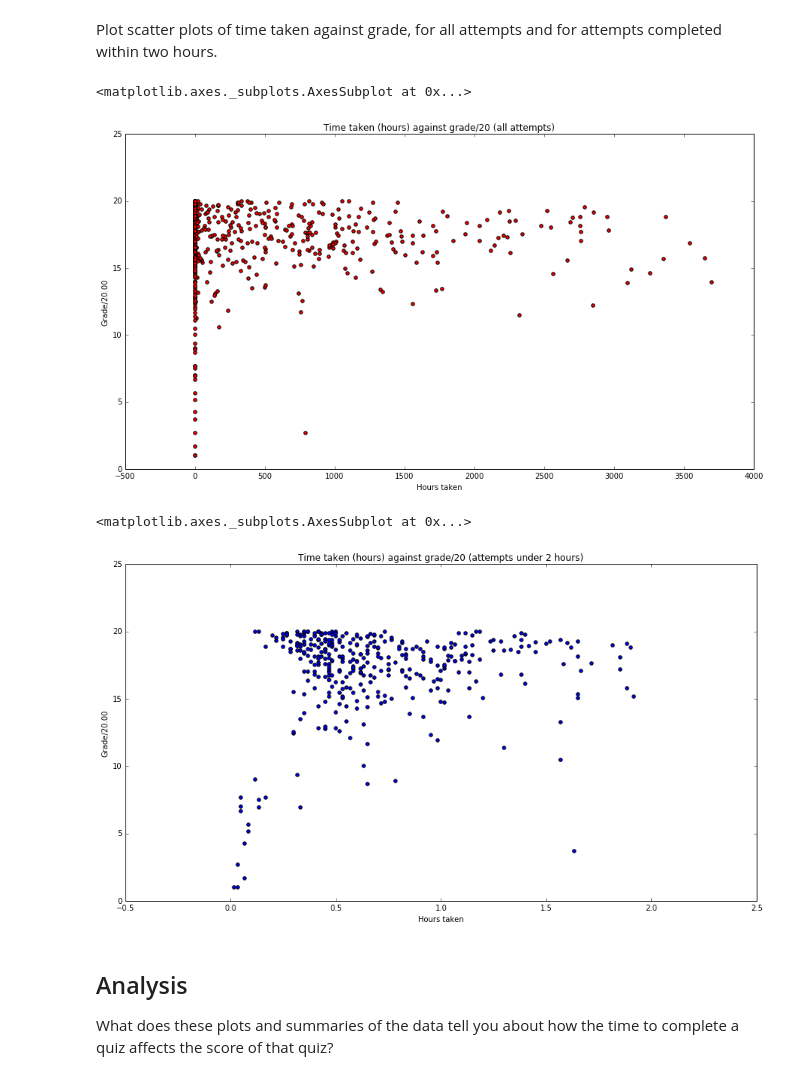
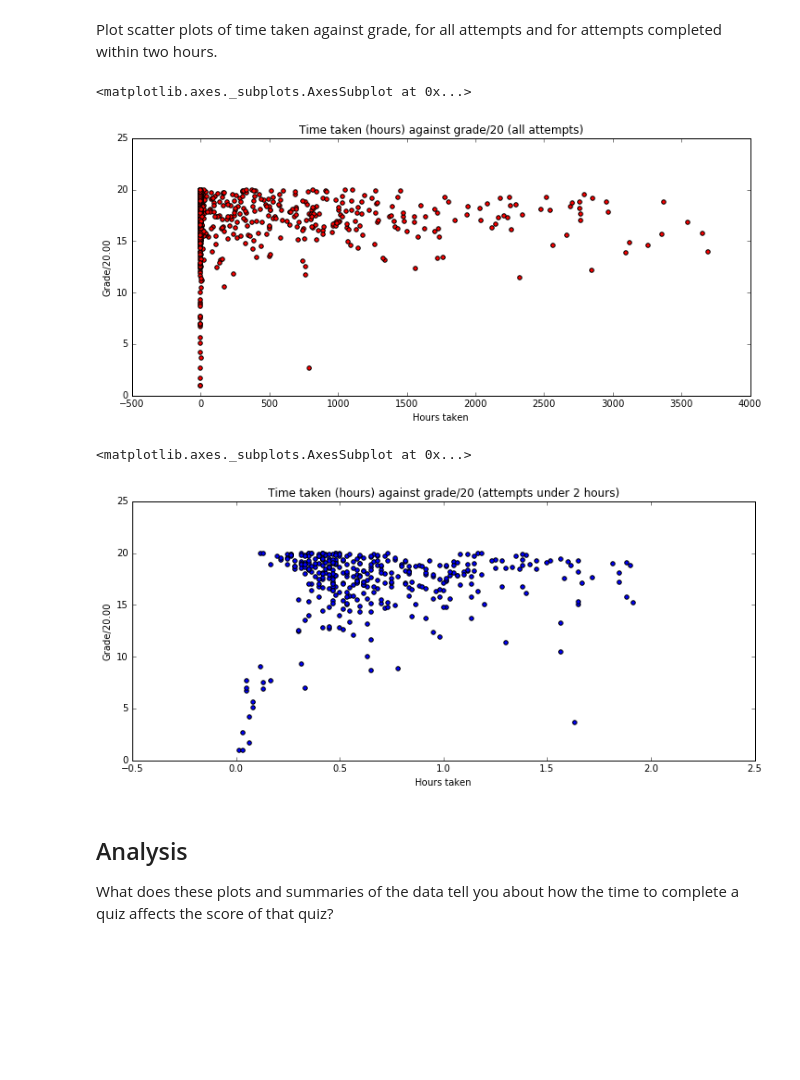
Before and after one commit to prathameshyeotekar1/notebooks, a Jupyter notebook: 2016J_TMA01/2016J_TMA01_q3.ipynb, the cells around one changed output. Drawn from its saved outputs; the diff is of its cells as text; code cells hidden in the pictures; blank space fills up the shorter version.

```diff
--- a/2016J_TMA01/2016J_TMA01_q3.ipynb
+++ b/2016J_TMA01/2016J_TMA01_q3.ipynb
@@ -505,21 +504,21 @@ Plot scatter plots of time taken against grade, for all attempts and for attempt
 # %%
 # scatter plot of time taken against grade for all attempts
 icma_df.plot.scatter(x='Hours taken', y='Grade/20.00',
                      color='red',
                      title="Time taken (hours) against grade/20 (all attempts)",
-                     figsize=(15,8))
+                     figsize=(12,5))
 # %% [output]
 <matplotlib.axes._subplots.AxesSubplot at 0x...>
-[figure, old version]
+[figure, new version]
 # %%
 # scatter plot of time taken against grade for attempts less than 2 hours
 quizzes_under_2_hours.plot.scatter(x='Hours taken', y='Grade/20.00',
                      color='blue',
                      title="Time taken (hours) against grade/20 (attempts under 2 hours)",
-                     figsize=(15,8))
+                     figsize=(12,5))
 # %% [output]
 <matplotlib.axes._subplots.AxesSubplot at 0x...>
-[figure, old version]
+[figure, new version]
 # %% [markdown]
 ## Analysis
 What does these plots and summaries of the data tell you about how the time to complete a quiz affects the score of that quiz?
```
Also changed, not shown: parts of 40 cells of this notebook, 12 other files.
